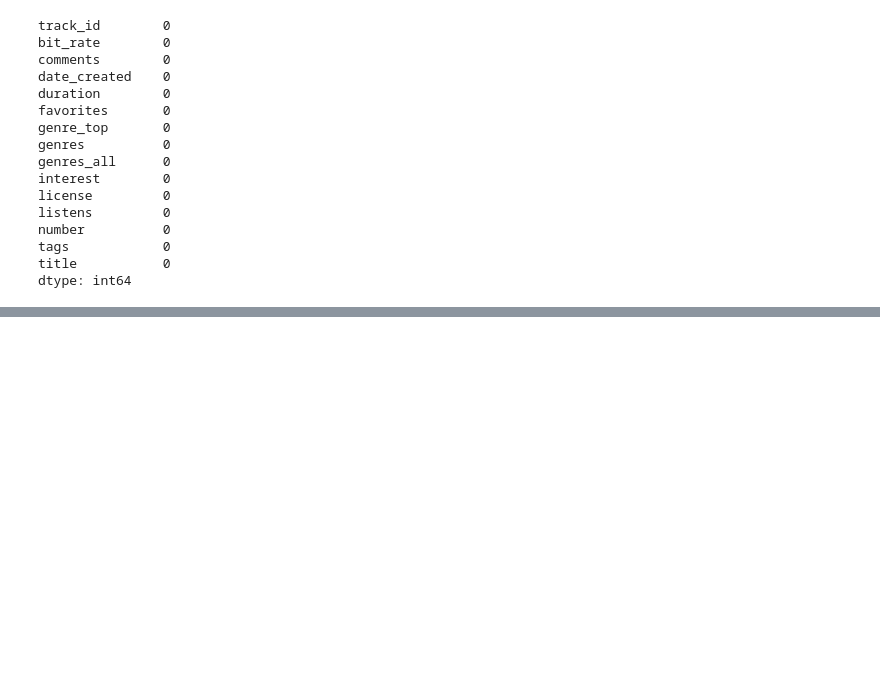
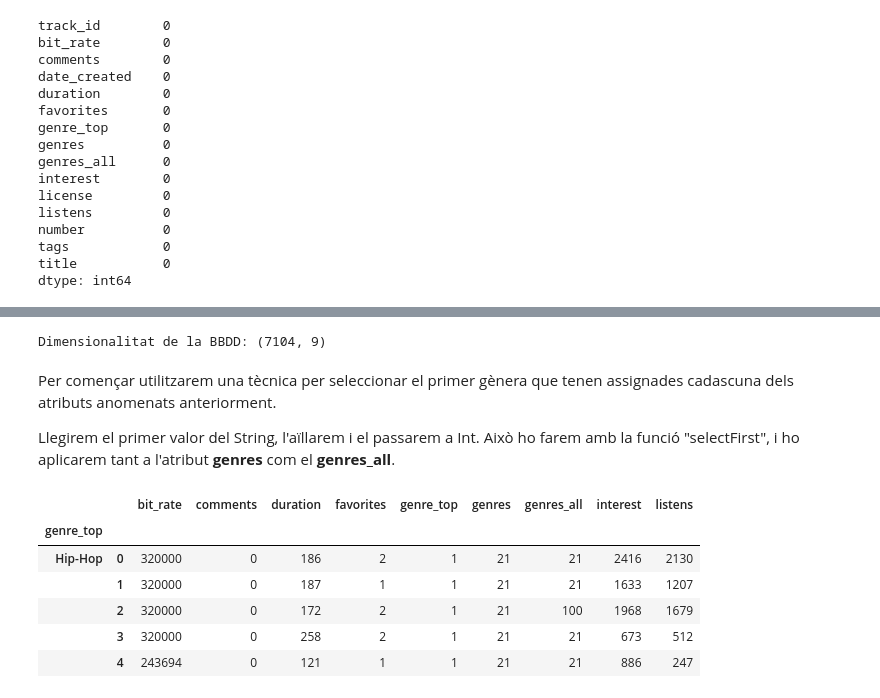
Before and after one commit to Rogerbenedito/English-song-data-from-2008-2017, a Jupyter notebook: Untitled.ipynb, the cells around one changed output, grey strips where cells are left out. Cells and saved outputs as stored; diff of their text form; code cells hidden in the pictures; blank space fills up the shorter version.

```diff
--- a/Untitled.ipynb
+++ b/Untitled.ipynb
@@ -206,5 +213,5 @@ Un cop netejada la base de dades, intentarem passar l'atribut "genre_top" que es
 # %%
 #Cambiem el valor de "Rock" per 0 i el valor de "Hip-Hop" per 1
-dataset.loc[dataset['genre_top'] == "Rock", 'genre_top'] = 0
-dataset.loc[dataset['genre_top'] == "Hip-Hop", 'genre_top'] = 1
-dataset = dataset.astype({"genre_top": int})
+Dataset.loc[Dataset['genre_top'] == "Rock", 'genre_top'] = 0
+Dataset.loc[Dataset['genre_top'] == "Hip-Hop", 'genre_top'] = 1
+Dataset = Dataset.astype({"genre_top": int})
@@ -263,0 +276,36 @@ Un cop balancejats el número de valors de cada classe, observem que la correlac
+# %%
+#Recuperem el dataset que guarde les variables de 'genres' i 'genres_all' i el balancegem
+newDataset = dataset.groupby('genre_top')
+newDataset = pd.DataFrame(newDataset.apply(lambda x: x.sample(newDataset.size().min()).reset_index(drop=True)))
+#Cambiem el valor de "Rock" per 0 i el valor de "Hip-Hop" per 1
+newDataset.loc[newDataset['genre_top'] == "Rock", 'genre_top'] = 0
+newDataset.loc[newDataset['genre_top'] == "Hip-Hop", 'genre_top'] = 1
+newDataset = newDataset.astype({"genre_top": int})
+print("Dimensionalitat de la BBDD:", newDataset.shape)
+# %% [output]
+Dimensionalitat de la BBDD: (7104, 9)
+# %% [markdown]
+Per començar utilitzarem una tècnica per seleccionar el primer gènera que tenen assignades cadascuna dels atributs anomenats anteriorment.
+
+Llegirem el primer valor del String, l'aïllarem i el passarem a Int. Això ho farem amb la funció "selectFirst", i ho aplicarem tant a l'atribut **genres** com el **genres_all**.
+# %%
+def selectFirst(value):
+    #print(value)
+    if ',' in value:
+        indice_coma = value.index(',')
+        subcadena = value[1:indice_coma]
+    else:
+        subcadena = value[1:len(value)-1]
+    return int(subcadena)
+newDataset['genres'] = newDataset['genres'].apply(selectFirst)
+newDataset['genres_all'] = newDataset['genres_all'].apply(selectFirst)
+# %%
+newDataset.head()
+# %% [output]
+|  |  | bit_rate | comments | duration | favorites | genre_top | genres | genres_all | interest | listens |
+| genre_top |  |  |  |  |  |  |  |  |  |  |
+| Hip-Hop | 0 | 320000 | 0 | 186 | 2 | 1 | 21 | 21 | 2416 | 2130 |
+|  | 1 | 320000 | 0 | 187 | 1 | 1 | 21 | 21 | 1633 | 1207 |
+|  | 2 | 320000 | 0 | 172 | 2 | 1 | 21 | 100 | 1968 | 1679 |
+|  | 3 | 320000 | 0 | 258 | 2 | 1 | 21 | 21 | 673 | 512 |
+|  | 4 | 243694 | 0 | 121 | 1 | 1 | 21 | 21 | 886 | 247 |
```
Also changed, not shown: parts of 28 cells of this notebook.
